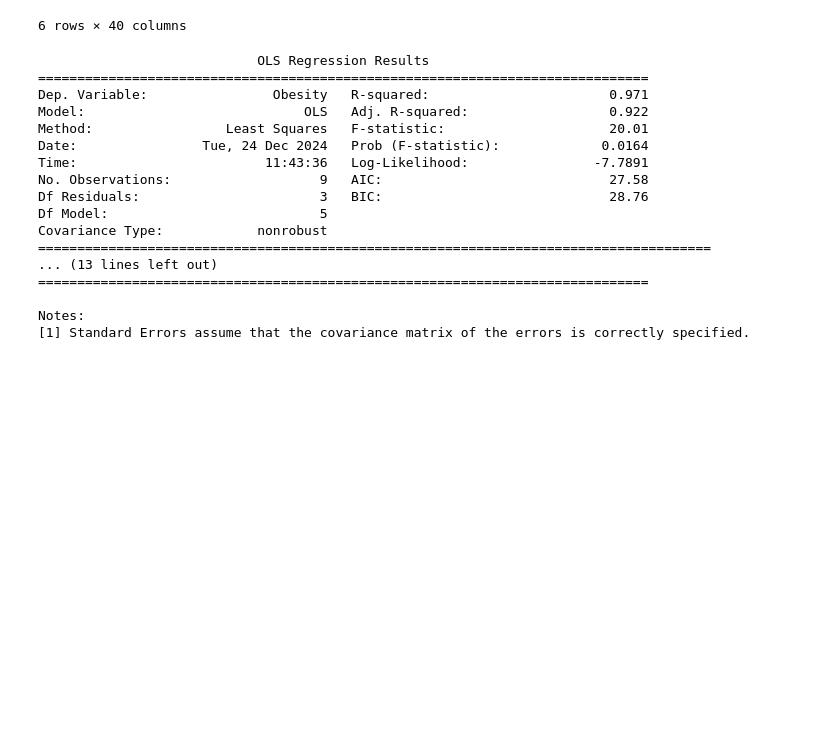
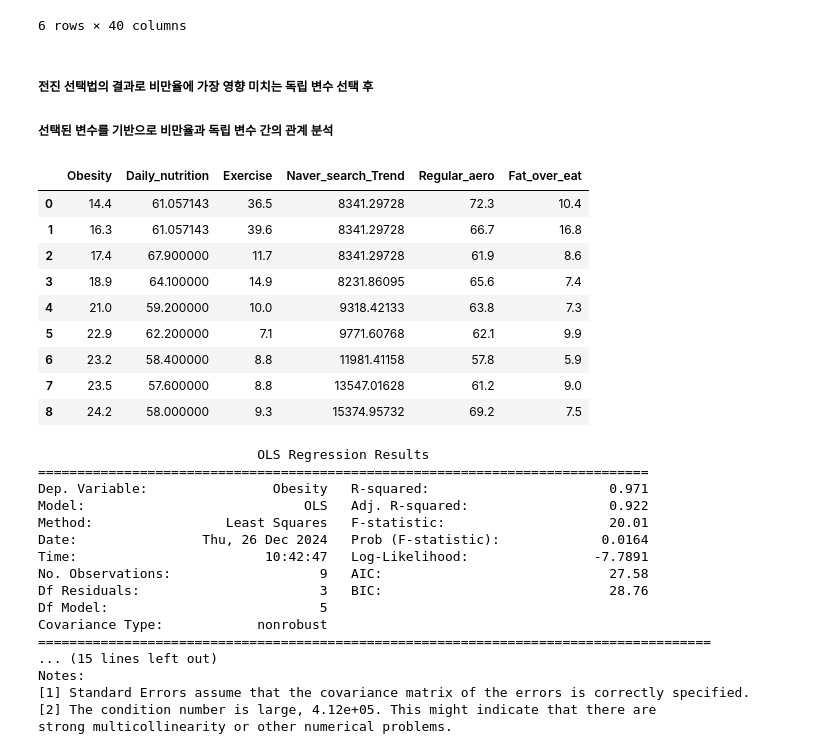
Before and after one commit to gni29/quiet_I, a Jupyter notebook: fat_from_2014.ipynb, the cells around one changed output. Saved outputs shown, nothing was run; the diff lists cells and outputs as text; code cells hidden in the pictures; blank space fills up the shorter version.

```diff
--- a/fat_from_2014.ipynb
+++ b/fat_from_2014.ipynb
@@ -382,8 +371,6 @@ food_2018_pr = food_2018[food_2018["식품"].isin(sugar_row)]
 food_2019_pr = food_2019[food_2019["식품"].isin(sugar_row)]
 food_2020_pr = food_2020[food_2020["식품"].isin(sugar_row)]
 food_2021_pr = food_2021[food_2021["식품"].isin(sugar_row)]
-# %%
-a,b,c,d,e = food_2017[food_2017["식품군"]=="당류"]["식품"],food_2018[food_2018["식품군"]=="당류"]["식품"],food_2019[food_2019["식품군"]=="당류"]["식품"],food_2020[food_2020["식품군"]=="당류"]["식품"],food_2021[food_2021["식품군"]=="당류"]["식품"]
 # %% [markdown]
 ##### 2018년도 데이터에 설탕이 중복입력 되어 있어 232번 행 삭제
 # %%
@@ -578,6 +563,9 @@ drink_amount
 6 rows × 40 columns
 # %%
 df_target_y = df_target.transpose().reset_index()[2]
+# %% [markdown]
+##### 전진 선택법의 결과로 비만율에 가장 영향 미치는 독립 변수 선택 후
+##### 선택된 변수를 기반으로 비만율과 독립 변수 간의 관계 분석
 # %%
 y = pd.Series(df_target_y, name = 'Obesity')
 x1 = pd.Series(nutrition_x, name = 'Daily_nutrition')
@@ -587,6 +575,19 @@ x4 = pd.Series(activity_x, name = 'Regular_aero')
 x5 = pd.Series(energy_x, name = 'Fat_over_eat')
 data = pd.concat([y,x1,x2,x3,x4,x5],axis = 1)
 data = data.apply(pd.to_numeric)
+# %%
+data
+# %% [output]
+|  | Obesity | Daily_nutrition | Exercise | Naver_search_Trend | Regular_aero | Fat_over_eat |
+| 0 | 14.4 | 61.057143 | 36.5 | 8341.29728 | 72.3 | 10.4 |
+| 1 | 16.3 | 61.057143 | 39.6 | 8341.29728 | 66.7 | 16.8 |
+| 2 | 17.4 | 67.900000 | 11.7 | 8341.29728 | 61.9 | 8.6 |
+| 3 | 18.9 | 64.100000 | 14.9 | 8231.86095 | 65.6 | 7.4 |
+| 4 | 21.0 | 59.200000 | 10.0 | 9318.42133 | 63.8 | 7.3 |
+| 5 | 22.9 | 62.200000 | 7.1 | 9771.60768 | 62.1 | 9.9 |
+| 6 | 23.2 | 58.400000 | 8.8 | 11981.41158 | 57.8 | 5.9 |
+| 7 | 23.5 | 57.600000 | 8.8 | 13547.01628 | 61.2 | 9.0 |
+| 8 | 24.2 | 58.000000 | 9.3 | 15374.95732 | 69.2 | 7.5 |
 # %%
 from sklearn.preprocessing import StandardScaler
 scaler = StandardScaler()
@@ -596,6 +597,7 @@ for col in data.columns:
         data[col] = scaler.fit_transform(tmp)
 # %%
 from statsmodels.formula.api import ols
+from statsmodels.stats.outliers_influence import variance_inflation_factor
 
 model = ols(formula = 'Obesity ~ Daily_nutrition + Exercise + Naver_search_Trend + Regular_aero + Fat_over_eat',data = data).fit()
 print(model.summary())
@@ -605,15 +607,15 @@ print(model.summary())
 Dep. Variable:                Obesity   R-squared:                       0.971
 Model:                            OLS   Adj. R-squared:                  0.922
 Method:                 Least Squares   F-statistic:                     20.01
-Date:                Tue, 24 Dec 2024   Prob (F-statistic):             0.0164
-Time:                        11:43:36   Log-Likelihood:                -7.7891
+Date:                Thu, 26 Dec 2024   Prob (F-statistic):             0.0164
+Time:                        10:42:47   Log-Likelihood:                -7.7891
 No. Observations:                   9   AIC:                             27.58
 Df Residuals:                       3   BIC:                             28.76
 Df Model:                           5
 Covariance Type:            nonrobust
 ======================================================================================
-... (13 lines left out)
-==============================================================================
-
+... (15 lines left out)
 Notes:
 [1] Standard Errors assume that the covariance matrix of the errors is correctly specified.
+[2] The condition number is large, 4.12e+05. This might indicate that there are
+strong multicollinearity or other numerical problems.
```
Also changed, not shown: parts of 27 cells of this notebook.
